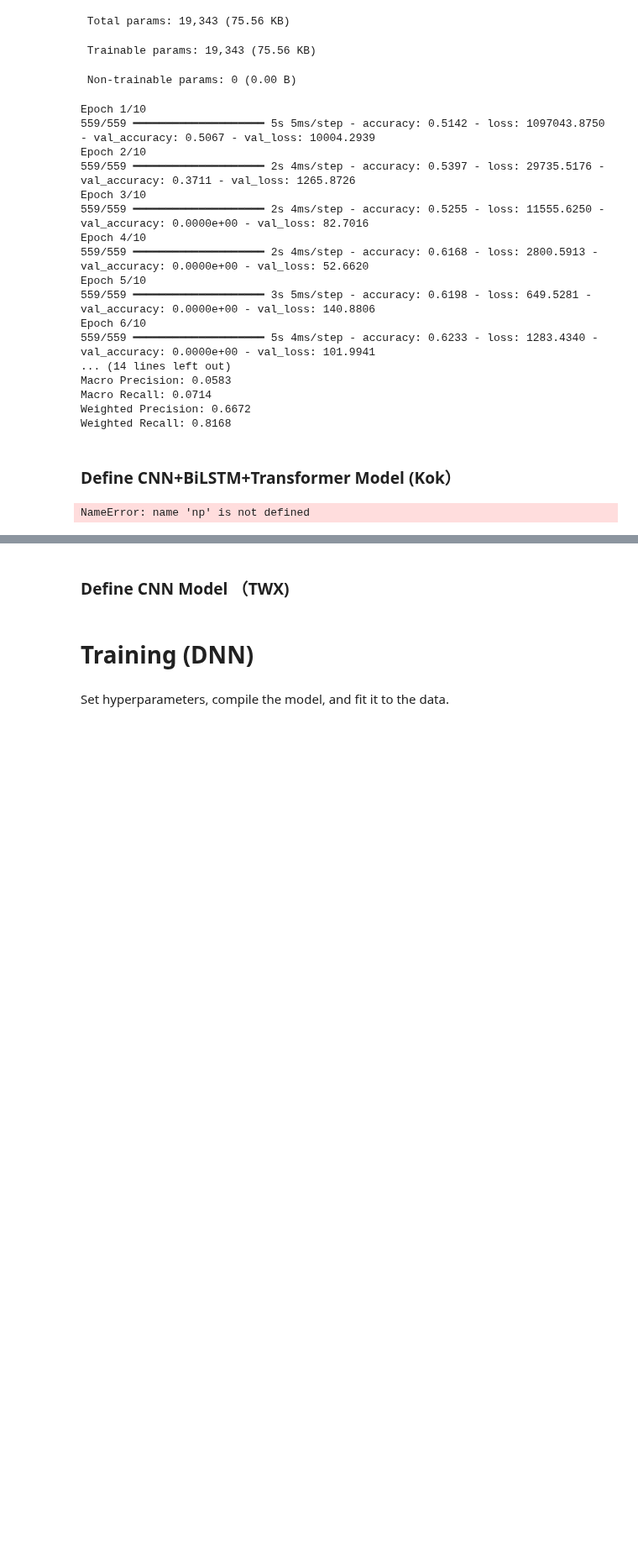
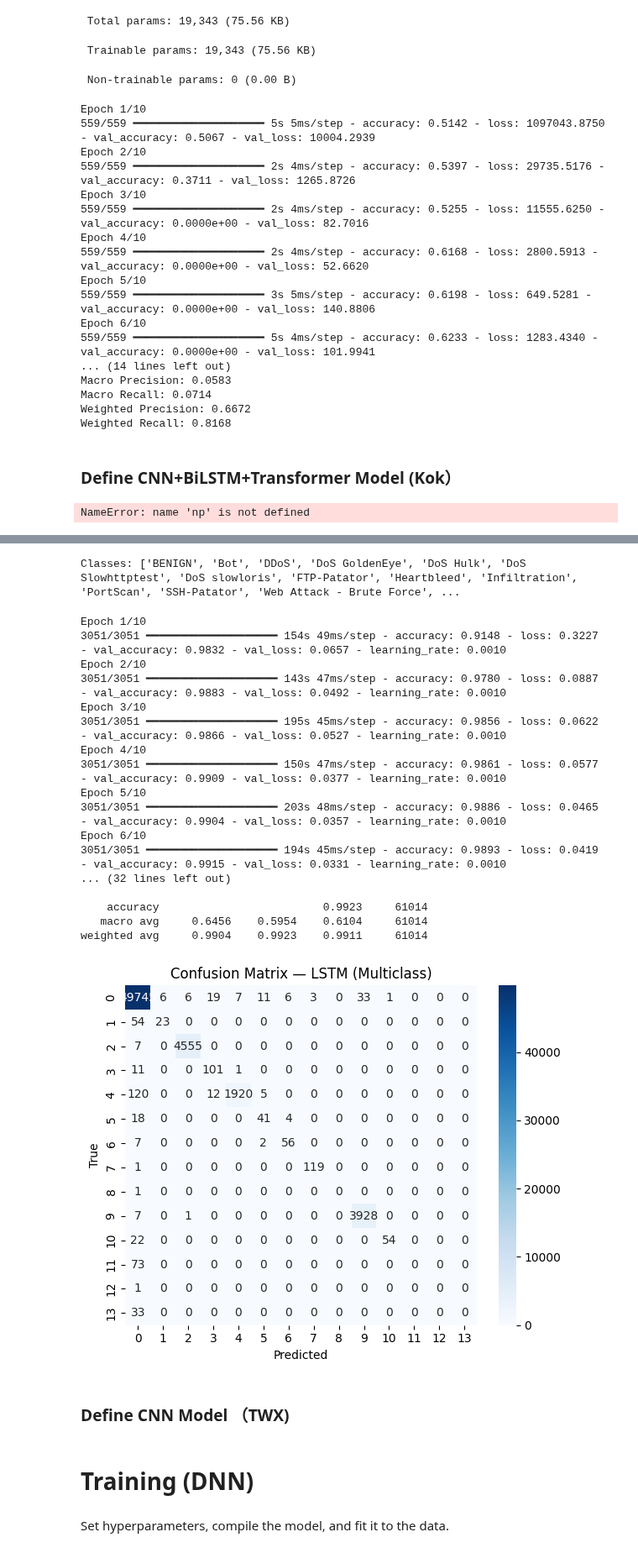
Before and after one commit to JamesTan44181/DLI-Group-Assignment, a Jupyter notebook: GroupAssignment.ipynb, the cells around one changed output, grey strips where cells are left out. Shown at 84% size. Drawn from its saved outputs; the diff is of its cells as text; code cells hidden in the pictures; blank space fills up the shorter version.

Commit message:
Improved accuracy on LTSM

```diff
--- a/GroupAssignment.ipynb
+++ b/GroupAssignment.ipynb
@@ -612,20 +612,50 @@ NameError: name 'np' is not defined
 # %%
-# --- Build MULTICLASS LSTM (15-way softmax) ---
+# --- Imports ---
+import numpy as np
 import tensorflow as tf
 from tensorflow.keras import Sequential
 from tensorflow.keras.layers import LSTM, Dense, Dropout, BatchNormalization
 from tensorflow.keras.callbacks import EarlyStopping, ReduceLROnPlateau
-import numpy as np
+from sklearn.model_selection import train_test_split
+from sklearn.preprocessing import OneHotEncoder
+
+# --- 1) Train/Val/Test Split ---
+X_train, X_test, y_train_raw, y_test_raw = train_test_split(
+    X, y_raw,
+    test_size=0.2,
+    stratify=y_raw,
+    random_state=42
+)
+
+X_tr, X_val, y_tr_raw, y_val_raw = train_test_split(
+    X_train, y_train_raw,
+    test_size=0.2,
+    stratify=y_train_raw,
+    random_state=42
+)
+
+# --- 2) One-Hot Encode Labels ---
+enc = OneHotEncoder(sparse_output=False, handle_unknown="ignore")
+y_tr  = enc.fit_transform(y_tr_raw.reshape(-1,1))
+y_val = enc.transform(y_val_raw.reshape(-1,1))
+y_test = enc.transform(y_test_raw.reshape(-1,1))
 
 num_classes = y_tr.shape[1]   # should be 15
+print("Classes:", enc.categories_[0].tolist())
 
+# --- 3) Reshape Features for LSTM ---
+X_tr_3d  = X_tr.reshape(X_tr.shape[0],  X_tr.shape[1],  1)
+X_val_3d = X_val.reshape(X_val.shape[0], X_val.shape[1], 1)
+X_te_3d  = X_test.reshape(X_test.shape[0], X_test.shape[1], 1)
+
+# --- 4) Define LSTM Model ---
 lstm_model = Sequential([
     LSTM(64, input_shape=(X_tr_3d.shape[1], 1), return_sequences=False),
     BatchNormalization(),
     Dropout(0.3),
     Dense(64, activation='relu'),
     Dropout(0.3),
-    Dense(num_classes, activation='softmax')
+    Dense(num_classes, activation='softmax')   # multiclass output
 ])
 
 lstm_model.compile(
@@ -634,45 +664,70 @@ lstm_model.compile(
     metrics=['accuracy']
 )
 
+# --- 5) Callbacks ---
 earlystop = EarlyStopping(monitor='val_loss', patience=6, restore_best_weights=True)
 reducelr  = ReduceLROnPlateau(monitor='val_loss', factor=0.5, patience=3, min_lr=1e-6)
 
-# --- TRAIN ---
+# --- 6) Train ---
 history = lstm_model.fit(
     X_tr_3d, y_tr,
     validation_data=(X_val_3d, y_val),
     epochs=10, batch_size=64,
     callbacks=[earlystop, reducelr],
     verbose=1
 )
 
-# --- EVALUATE (multiclass) ---
-from sklearn.metrics import accuracy_score, precision_recall_fscore_support, confusion_matrix, classification_report, roc_auc_score
+# --- 7) Evaluate ---
+from sklearn.metrics import accuracy_score, precision_recall_fscore_support, confusion_matrix, classification_report
 
-y_proba = lstm_model.predict(X_te_3d)                 # (N, 15)
-y_pred  = y_proba.argmax(axis=1)                      # class indices
-y_true  = y_test.argmax(axis=1)                       # class indices
+y_proba = lstm_model.predict(X_te_3d)   # (N, 15)
+y_pred  = y_proba.argmax(axis=1)        # class indices
+y_true  = y_test.argmax(axis=1)         # class indices
 
 acc = accuracy_score(y_true, y_pred)
 prec, rec, f1, _ = precision_recall_fscore_support(y_true, y_pred, average='macro', zero_division=0)
 
 print("📊 Core Metrics (Macro)")
 print(f"Accuracy:  {acc:.4f}")
 print(f"Precision: {prec:.4f}")
 print(f"Recall:    {rec:.4f}")
 print(f"F1-score:  {f1:.4f}")
 
 print("\nClassification report (per class):")
 print(classification_report(y_true, y_pred, digits=4))
 
-cm = confusion_matrix(y_true, y_pred)
+# --- 8) Confusion Matrix ---
 import matplotlib.pyplot as plt
 import seaborn as sns
+
+cm = confusion_matrix(y_true, y_pred)
 plt.figure(figsize=(6,5))
 sns.heatmap(cm, annot=True, fmt="d", cmap="Blues")
 plt.title("Confusion Matrix — LSTM (Multiclass)")
-plt.xlabel("Predicted"); plt.ylabel("True")
-plt.tight_layout(); plt.show()
+plt.xlabel("Predicted")
+plt.ylabel("True")
+plt.tight_layout()
+plt.show()
+# %% [output]
+Classes: ['BENIGN', 'Bot', 'DDoS', 'DoS GoldenEye', 'DoS Hulk', 'DoS Slowhttptest', 'DoS slowloris', 'FTP-Patator', 'Heartbleed', 'Infiltration', 'PortScan', 'SSH-Patator', 'Web Attack - Brute Force', ...
+Epoch 1/10
+3051/3051 ━━━━━━━━━━━━━━━━━━━━ 154s 49ms/step - accuracy: 0.9148 - loss: 0.3227 - val_accuracy: 0.9832 - val_loss: 0.0657 - learning_rate: 0.0010
+Epoch 2/10
+3051/3051 ━━━━━━━━━━━━━━━━━━━━ 143s 47ms/step - accuracy: 0.9780 - loss: 0.0887 - val_accuracy: 0.9883 - val_loss: 0.0492 - learning_rate: 0.0010
+Epoch 3/10
+3051/3051 ━━━━━━━━━━━━━━━━━━━━ 195s 45ms/step - accuracy: 0.9856 - loss: 0.0622 - val_accuracy: 0.9866 - val_loss: 0.0527 - learning_rate: 0.0010
+Epoch 4/10
+3051/3051 ━━━━━━━━━━━━━━━━━━━━ 150s 47ms/step - accuracy: 0.9861 - loss: 0.0577 - val_accuracy: 0.9909 - val_loss: 0.0377 - learning_rate: 0.0010
+Epoch 5/10
+3051/3051 ━━━━━━━━━━━━━━━━━━━━ 203s 48ms/step - accuracy: 0.9886 - loss: 0.0465 - val_accuracy: 0.9904 - val_loss: 0.0357 - learning_rate: 0.0010
+Epoch 6/10
+3051/3051 ━━━━━━━━━━━━━━━━━━━━ 194s 45ms/step - accuracy: 0.9893 - loss: 0.0419 - val_accuracy: 0.9915 - val_loss: 0.0331 - learning_rate: 0.0010
+... (32 lines left out)
+
+    accuracy                         0.9923     61014
+   macro avg     0.6456    0.5954    0.6104     61014
+weighted avg     0.9904    0.9923    0.9911     61014
+[figure, added]
 # %% [markdown]
 ### Define CNN Model （TWX)
 # %%
```
Also changed, not shown: parts of 1 cell of this notebook.
